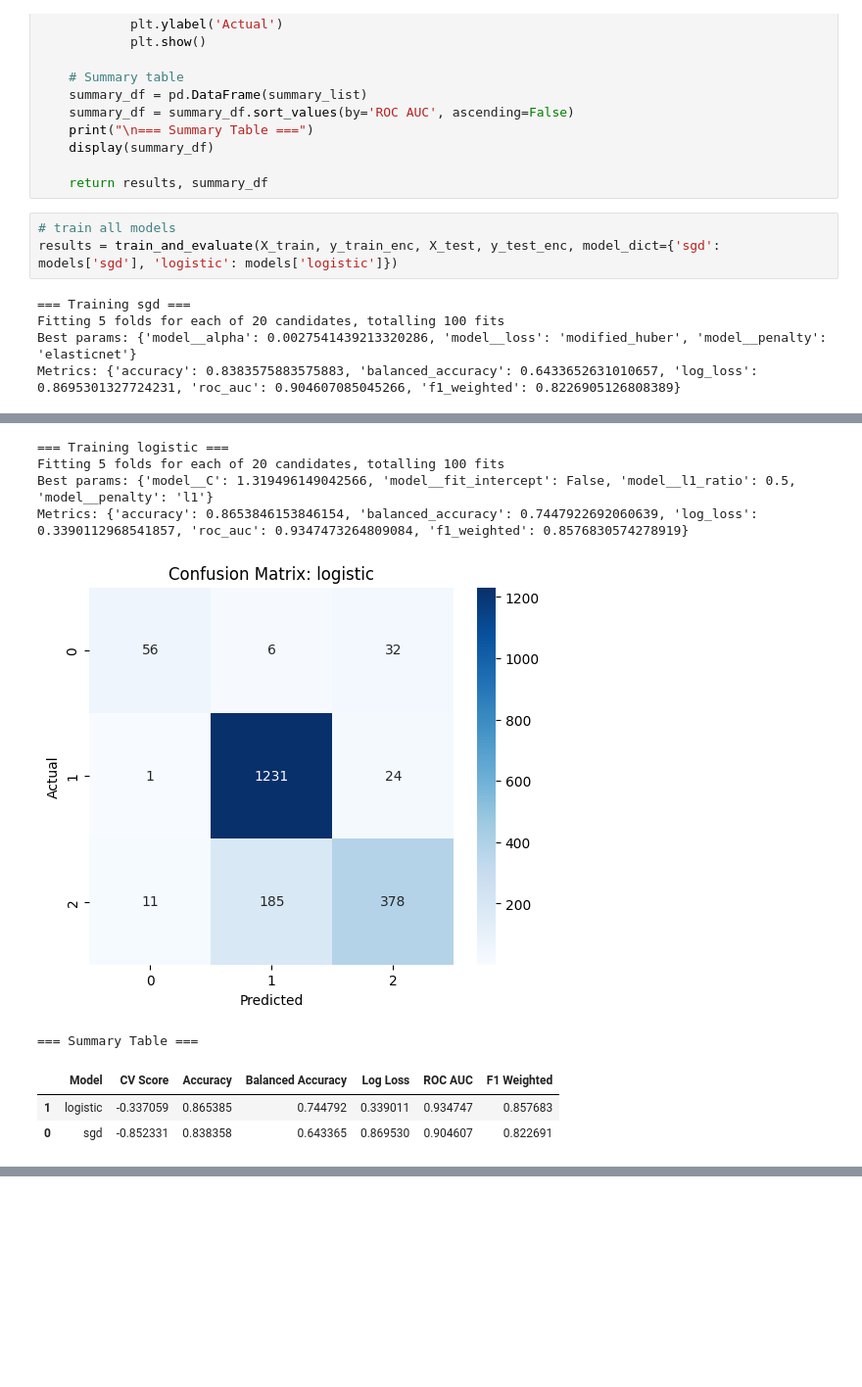
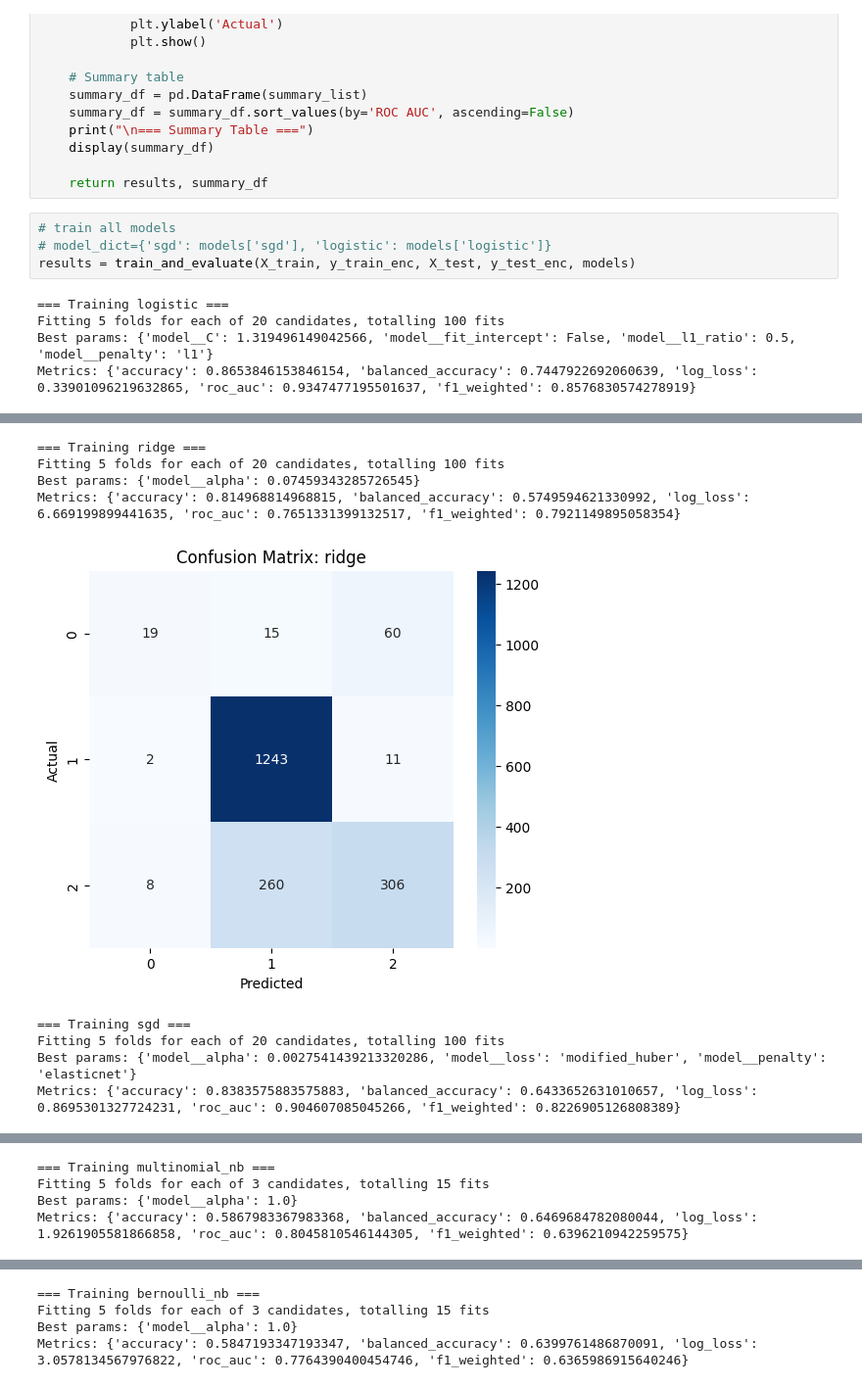
Before and after one commit to ismailSadouki/asri-homework, a Jupyter notebook: notebooks/linear_models.ipynb, the cells around one changed output, grey strips where cells are left out. Shown at 98% size. Saved outputs shown, nothing was run; the diff lists cells and outputs as text; blank space fills up the shorter version.

Commit message:
more on modeling

```diff
--- a/notebooks/linear_models.ipynb
+++ b/notebooks/linear_models.ipynb
@@ -477,9 +479,10 @@ def train_and_evaluate(X_train, y_train, X_test, y_test, model_dict, n_iter=20,
     return results, summary_df
 # %%
 # train all models
-results = train_and_evaluate(X_train, y_train_enc, X_test, y_test_enc, model_dict={'sgd': models['sgd'], 'logistic': models['logistic']})
+# model_dict={'sgd': models['sgd'], 'logistic': models['logistic']}
+results = train_and_evaluate(X_train, y_train_enc, X_test, y_test_enc, models)
 # %% [output]
-=== Training sgd ===
+=== Training logistic ===
 Fitting 5 folds for each of 20 candidates, totalling 100 fits
-Best params: {'model__alpha': 0.0027541439213320286, 'model__loss': 'modified_huber', 'model__penalty': 'elasticnet'}
-Metrics: {'accuracy': 0.8383575883575883, 'balanced_accuracy': 0.6433652631010657, 'log_loss': 0.8695301327724231, 'roc_auc': 0.904607085045266, 'f1_weighted': 0.8226905126808389}
+Best params: {'model__C': 1.319496149042566, 'model__fit_intercept': False, 'model__l1_ratio': 0.5, 'model__penalty': 'l1'}
+Metrics: {'accuracy': 0.8653846153846154, 'balanced_accuracy': 0.7447922692060639, 'log_loss': 0.33901096219632865, 'roc_auc': 0.9347477195501637, 'f1_weighted': 0.8576830574278919}
@@ -487,9 +490,9 @@ Metrics: {'accuracy': 0.8383575883575883, 'balanced_accuracy': 0.643365263101065
-=== Training logistic ===
+=== Training ridge ===
 Fitting 5 folds for each of 20 candidates, totalling 100 fits
-Best params: {'model__C': 1.319496149042566, 'model__fit_intercept': False, 'model__l1_ratio': 0.5, 'model__penalty': 'l1'}
-Metrics: {'accuracy': 0.8653846153846154, 'balanced_accuracy': 0.7447922692060639, 'log_loss': 0.3390112968541857, 'roc_auc': 0.9347473264809084, 'f1_weighted': 0.8576830574278919}
+Best params: {'model__alpha': 0.07459343285726545}
+Metrics: {'accuracy': 0.814968814968815, 'balanced_accuracy': 0.5749594621330992, 'log_loss': 6.669199899441635, 'roc_auc': 0.7651331399132517, 'f1_weighted': 0.7921149895058354}
-[figure, old version]
+[figure, new version]
-=== Summary Table ===
+=== Training sgd ===
+Fitting 5 folds for each of 20 candidates, totalling 100 fits
+Best params: {'model__alpha': 0.0027541439213320286, 'model__loss': 'modified_huber', 'model__penalty': 'elasticnet'}
+Metrics: {'accuracy': 0.8383575883575883, 'balanced_accuracy': 0.6433652631010657, 'log_loss': 0.8695301327724231, 'roc_auc': 0.904607085045266, 'f1_weighted': 0.8226905126808389}
-|  | Model | CV Score | Accuracy | Balanced Accuracy | Log Loss | ROC AUC | F1 Weighted |
-| 1 | logistic | -0.337059 | 0.865385 | 0.744792 | 0.339011 | 0.934747 | 0.857683 |
-| 0 | sgd | -0.852331 | 0.838358 | 0.643365 | 0.869530 | 0.904607 | 0.822691 |
@@ -495,0 +500,4 @@ Metrics: {'accuracy': 0.8653846153846154, 'balanced_accuracy': 0.744792269206063
+=== Training multinomial_nb ===
+Fitting 5 folds for each of 3 candidates, totalling 15 fits
+Best params: {'model__alpha': 1.0}
+Metrics: {'accuracy': 0.5867983367983368, 'balanced_accuracy': 0.6469684782080044, 'log_loss': 1.9261905581866858, 'roc_auc': 0.8045810546144305, 'f1_weighted': 0.6396210942259575}
@@ -495,0 +505,4 @@ Metrics: {'accuracy': 0.8653846153846154, 'balanced_accuracy': 0.744792269206063
+=== Training bernoulli_nb ===
+Fitting 5 folds for each of 3 candidates, totalling 15 fits
+Best params: {'model__alpha': 1.0}
+Metrics: {'accuracy': 0.5847193347193347, 'balanced_accuracy': 0.6399761486870091, 'log_loss': 3.0578134567976822, 'roc_auc': 0.7764390400454746, 'f1_weighted': 0.6365986915640246}
```
Also changed, not shown: parts of 3 cells of this notebook.
